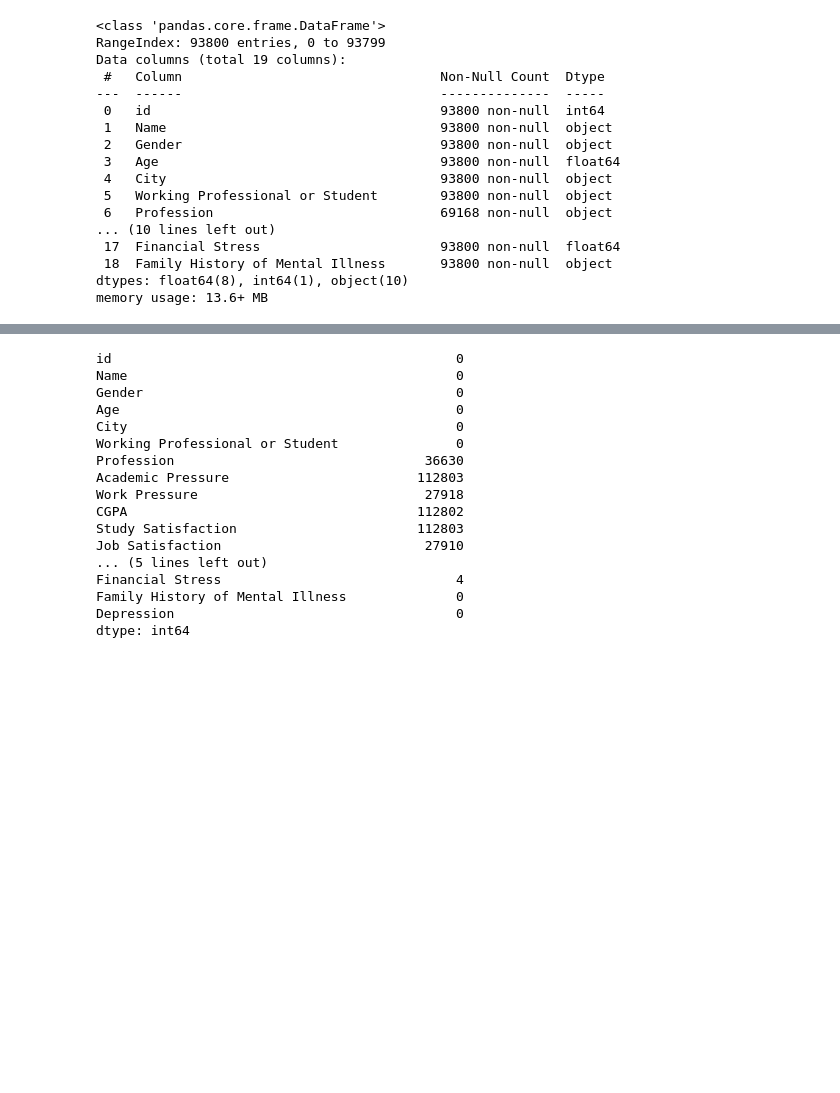
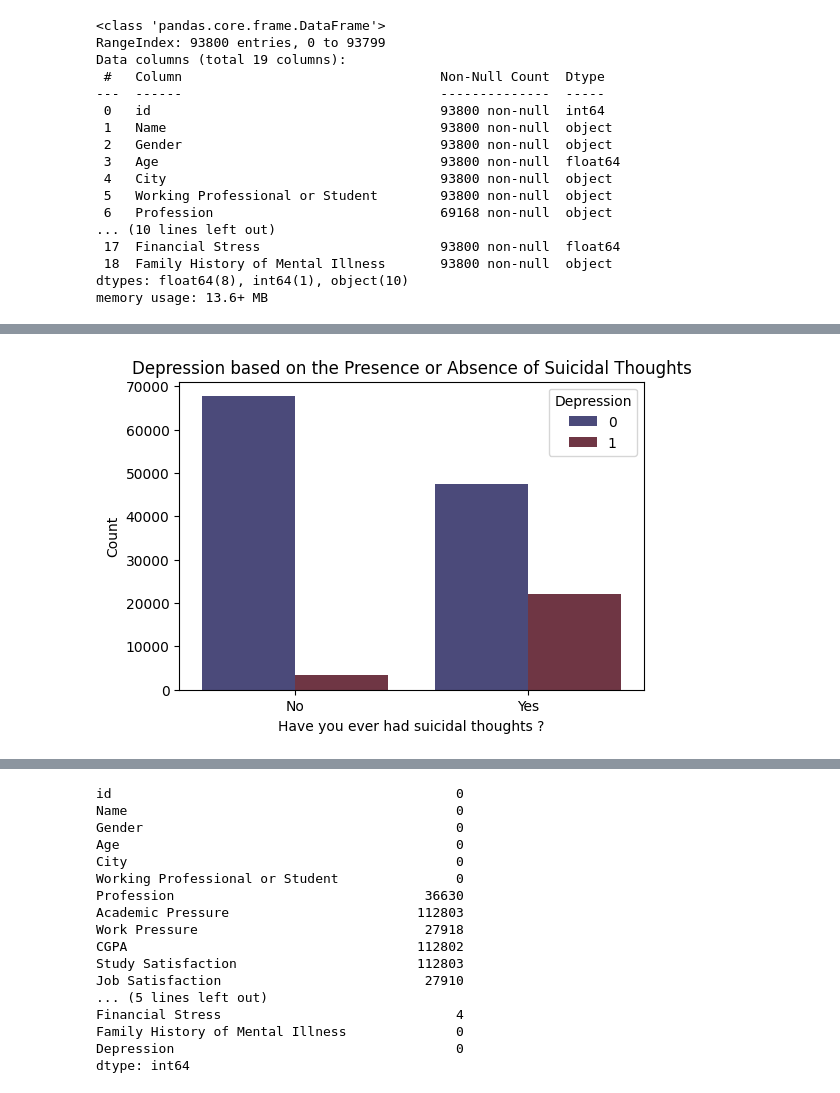
Before and after one commit to KImondorose/Exploring-Mental-Health-Data, a Jupyter notebook: index.ipynb, the cells around one changed output, grey strips where cells are left out. Saved outputs shown, nothing was run; the diff lists cells and outputs as text; code cells hidden in the pictures; blank space fills up the shorter version.

```diff
--- a/index.ipynb
+++ b/index.ipynb
@@ -134,0 +143,8 @@ DATASET OVERVIEW
+# %%
+plt.figure(figsize=(6,4))
+ax = sns.countplot(x='Have you ever had suicidal thoughts ?', hue="Depression", data=training_data, palette = 'icefire')
+ax.set_xlabel('Have you ever had suicidal thoughts ?')
+ax.set_ylabel('Count')
+ax.set_title('Depression based on the Presence or Absence of Suicidal Thoughts');
+# %% [output]
+[figure, added]
```
Also changed, not shown: parts of 34 cells of this notebook, 1 other file.
